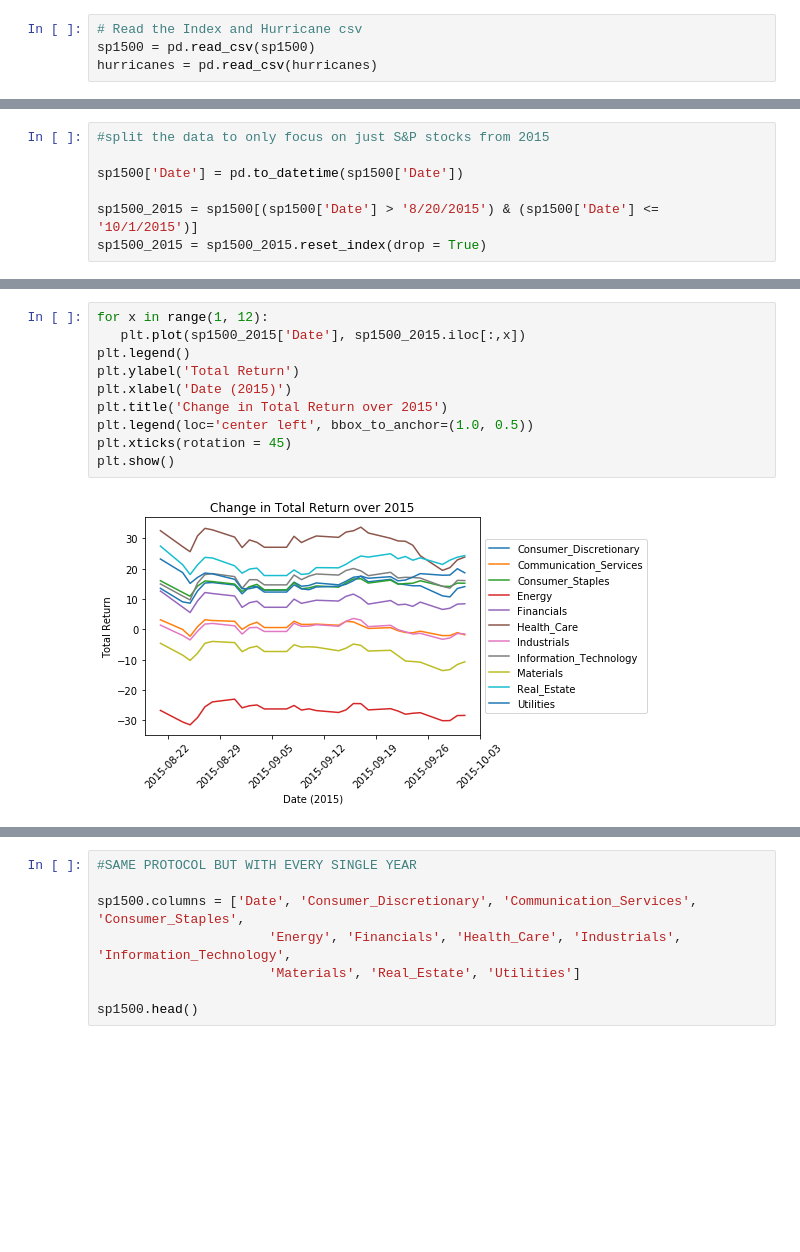
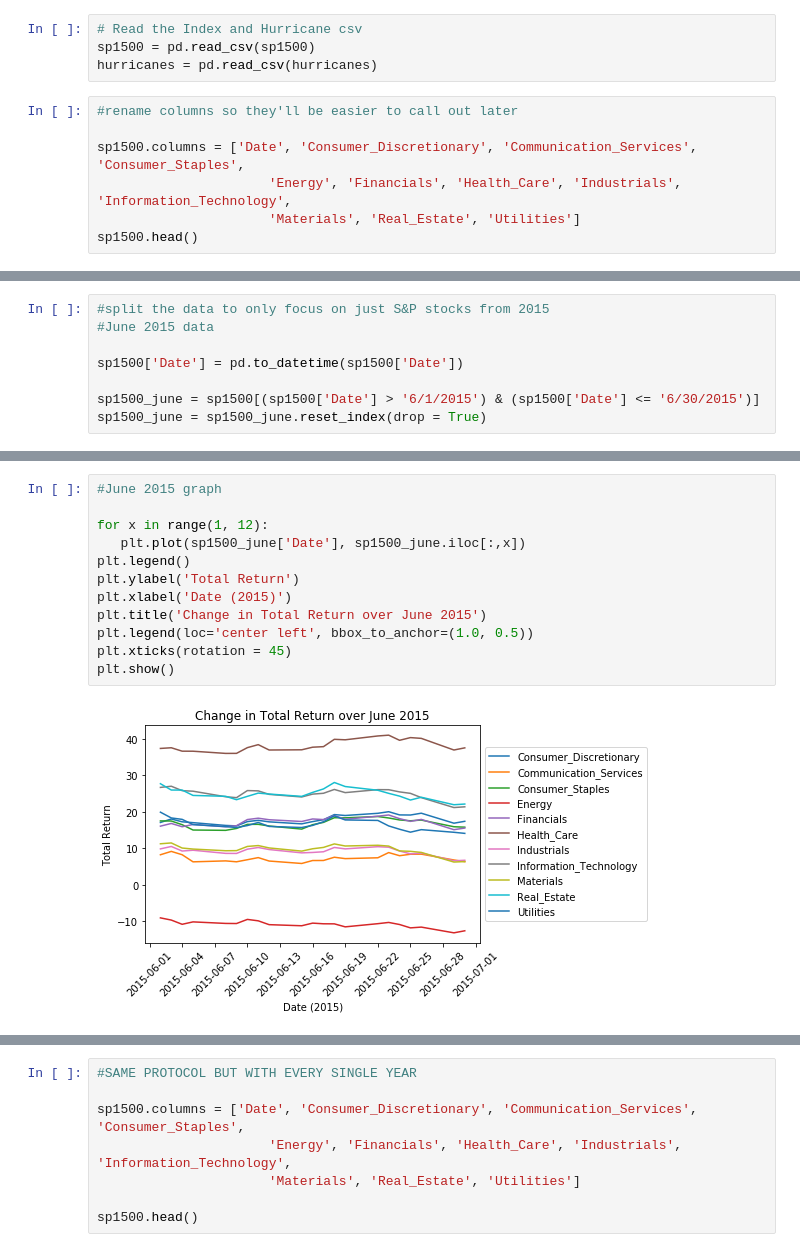
Before and after one commit to nancyculley/Little_Data_Project_1, a Jupyter notebook: 2015.ipynb, the cells around one changed output, grey strips where cells are left out. Saved outputs shown, nothing was run; the diff lists cells and outputs as text; blank space fills up the shorter version.

Commit message:
added graphs

```diff
--- a/2015.ipynb
+++ b/2015.ipynb
@@ -19,3 +19,10 @@ sp1500 = "resources/S&P1500_Sector_All.csv"
 # Read the Index and Hurricane csv
 sp1500 = pd.read_csv(sp1500)
 hurricanes = pd.read_csv(hurricanes)
+# %%
+#rename columns so they'll be easier to call out later
+
+sp1500.columns = ['Date', 'Consumer_Discretionary', 'Communication_Services', 'Consumer_Staples',
+                      'Energy', 'Financials', 'Health_Care', 'Industrials', 'Information_Technology',
+                      'Materials', 'Real_Estate', 'Utilities']
+sp1500.head()
@@ -22,7 +36,8 @@ hurricanes = pd.read_csv(hurricanes)
 # %%
 #split the data to only focus on just S&P stocks from 2015
+#June 2015 data
 
 sp1500['Date'] = pd.to_datetime(sp1500['Date'])
 
-sp1500_2015 = sp1500[(sp1500['Date'] > '8/20/2015') & (sp1500['Date'] <= '10/1/2015')]
-sp1500_2015 = sp1500_2015.reset_index(drop = True)
+sp1500_june = sp1500[(sp1500['Date'] > '6/1/2015') & (sp1500['Date'] <= '6/30/2015')]
+sp1500_june = sp1500_june.reset_index(drop = True)
@@ -56,12 +57,14 @@ hurricanes
 # %%
+#June 2015 graph
+
 for x in range(1, 12):
-   plt.plot(sp1500_2015['Date'], sp1500_2015.iloc[:,x])
+   plt.plot(sp1500_june['Date'], sp1500_june.iloc[:,x])
 plt.legend()
 plt.ylabel('Total Return')
 plt.xlabel('Date (2015)')
-plt.title('Change in Total Return over 2015')
+plt.title('Change in Total Return over June 2015')
 plt.legend(loc='center left', bbox_to_anchor=(1.0, 0.5))
 plt.xticks(rotation = 45)
 plt.show()
 # %% [output]
-[figure, old version]
+[figure, new version]
```
Also changed, not shown: parts of 14 cells of this notebook.
